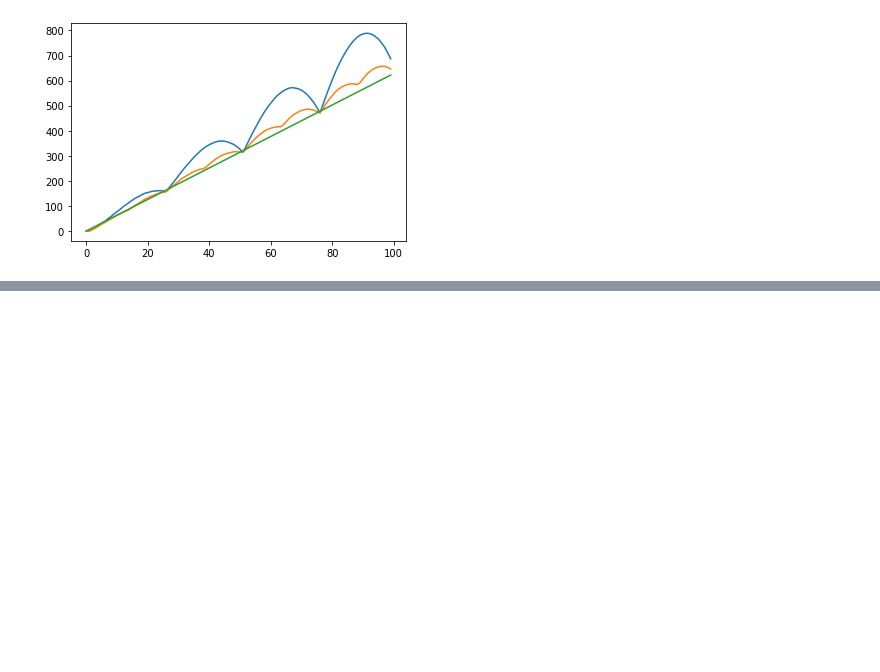
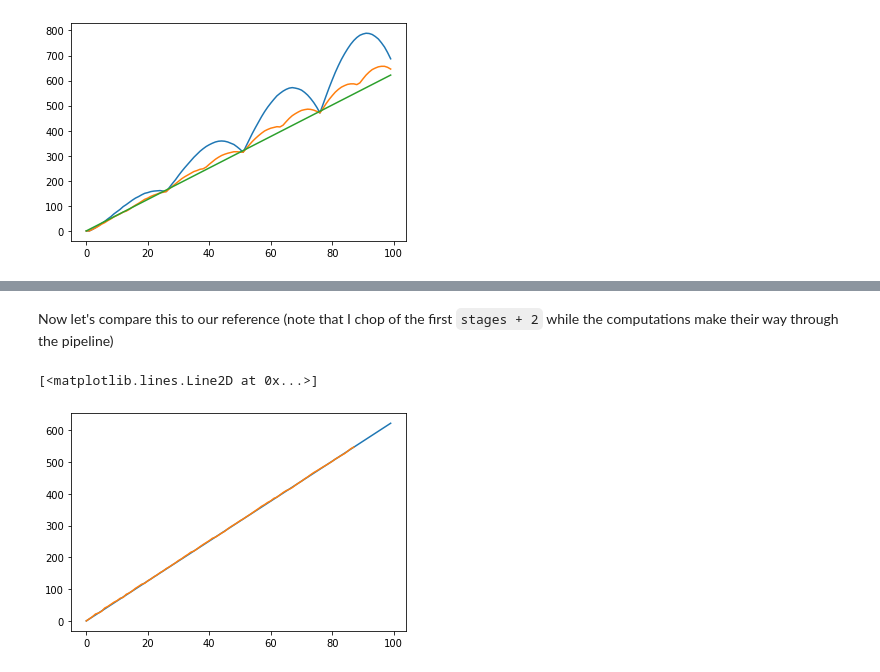
Before and after one commit to newhouseb/alldigitalradio, a Jupyter notebook: research/Trigonometry.ipynb, the cells around one changed output, grey strips where cells are left out. Saved outputs shown, nothing was run; the diff lists cells and outputs as text; code cells hidden in the pictures; blank space fills up the shorter version.

```diff
--- a/research/Trigonometry.ipynb
+++ b/research/Trigonometry.ipynb
@@ -175,0 +147,18 @@ cordic(30, 60)
+# %% [markdown]
+Now let's compare this to our reference (note that I chop of the first `stages + 2` while the computations make their way through the pipeline)
+# %%
+plt.plot(np.abs(inputs*100))
+
+n = 10
+
+# In this instance we're comparing against the real value so we need to multiply by the constant factor
+k = 1
+for i in range(n):
+    k *= np.cos(np.arctan(2**-i))
+
+c = Cordic(stages=n)
+c = make_callable(c, inputs=[c.input_x, c.input_y], outputs=[c.output_x, c.output_y, c.angle])
+plt.plot([c(int(np.real(i)*100), int(np.imag(i*100)))[0]*k for i in inputs][n + 2:])
+# %% [output]
+[<matplotlib.lines.Line2D at 0x...>]
+[figure, added]
```
Also changed, not shown: parts of 15 cells of this notebook, 1 other file.
